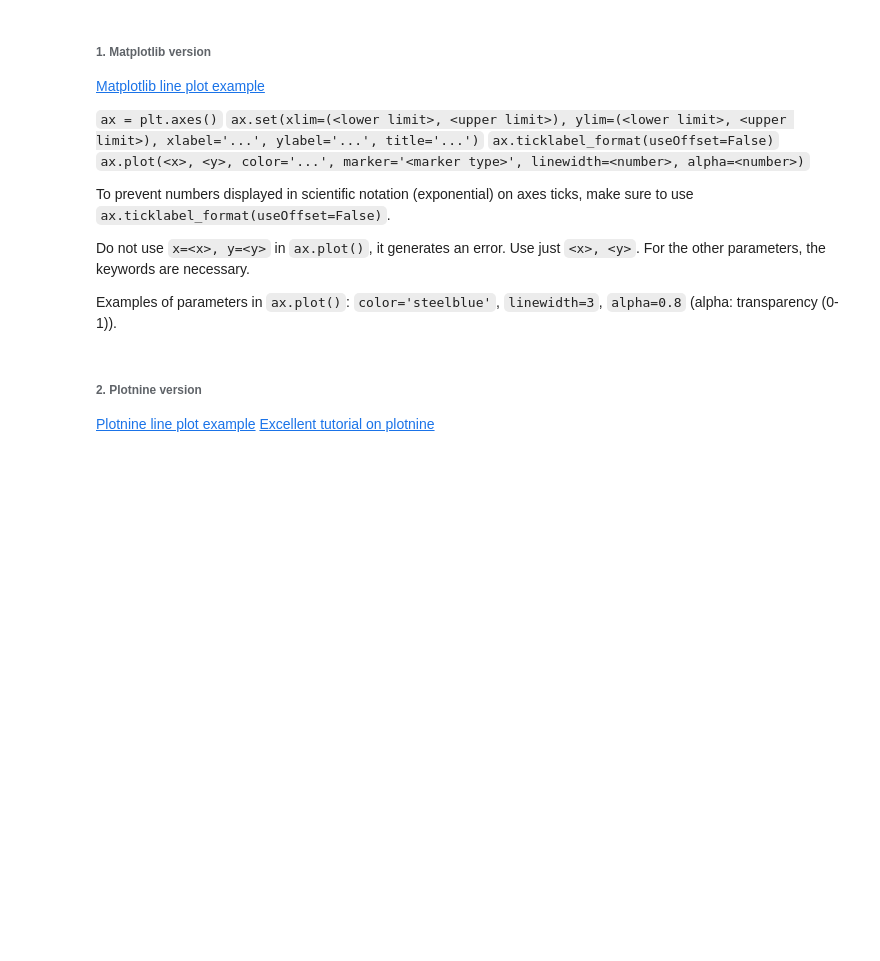
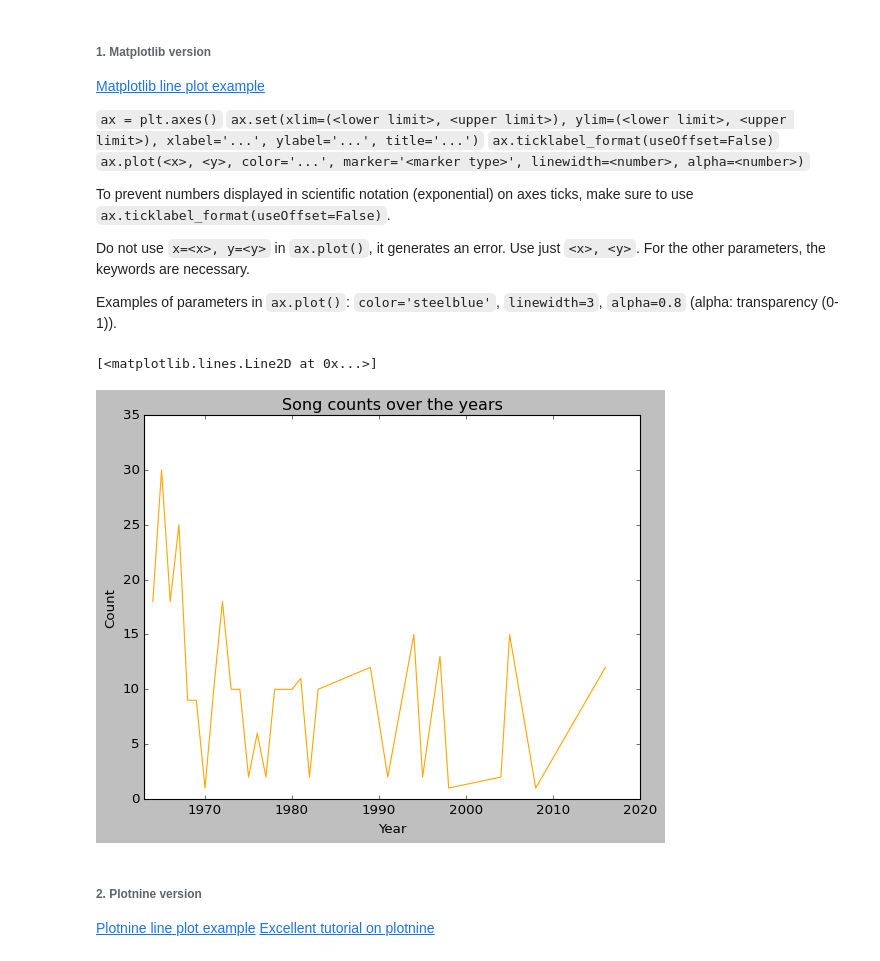
Before and after one commit to programiranje3/2023, a Jupyter notebook: notebooks/eda.ipynb, the cells around one changed output. Cells and saved outputs as stored; diff of their text form; code cells hidden in the pictures; blank space fills up the shorter version.

Commit message:
Visualization

```diff
--- a/notebooks/eda.ipynb
+++ b/notebooks/eda.ipynb
@@ -684,3 +684,5 @@ How many songs from each year are there? (Use the `Year_released` column, rather
 # %%
 # Use <pd.df>['<column>'].value_counts(), <pd.df>['<column>'].value_counts()[<specific value> in <column>]
 # In this example, use the Year_released column, rather than Year_recorded
+songs = pd.read_csv('../data/stones_analysis.csv')
+songs.Year_released.value_counts()
@@ -688,3 +708,5 @@ How many songs from each year are there? (Use the `Year_released` column, rather
 Sort this result by index: `pd.Series.sort_index()` (there is also `pd.DataFrame.sort_index()`).
 # %%
 # Define val_counts_sorted_by_index
+val_counts_sorted_by_index = songs.Year_released.value_counts().sort_index()
+val_counts_sorted_by_index
@@ -692,3 +732,8 @@ Sort this result by index: `pd.Series.sort_index()` (there is also `pd.DataFrame
 Preparation for plotting (`counts` on y-axis, `year` on x-axis): get the `np.ndarray` version of `val_counts_sorted_by_index`, as well as of its index.
 
 One way of doing it is to use `np.array()` over `val_counts_sorted_by_index.index` and `val_counts_sorted_by_index.values`. However, the same effect is achieved using only `val_counts_sorted_by_index.index` and `val_counts_sorted_by_index.values` (their type is `np.ndarray`).
+# %%
+years = val_counts_sorted_by_index.index
+counts = val_counts_sorted_by_index.values
+years
+counts
@@ -708,6 +756,14 @@ To prevent numbers displayed in scientific notation (exponential) on axes ticks,
 Do not use `x=<x>, y=<y>` in `ax.plot()`, it generates an error. Use just `<x>, <y>`. For the other parameters, the keywords are necessary.
 
 Examples of parameters in `ax.plot()`: `color='steelblue'`, `linewidth=3`, `alpha=0.8` (alpha: transparency (0-1)).
+# %%
+ax = plt.axes()
+ax.set(xlabel='Year', ylabel='Count', xlim=(1963, 2020), ylim=(0, 35), title='Song counts over the years')
+ax.ticklabel_format(useOffset=False)
+ax.plot(years, counts, color='orange')
+# %% [output]
+[<matplotlib.lines.Line2D at 0x...>]
+[figure, added]
 # %% [markdown]
 ###### 2. Plotnine version
 [Plotnine line plot example](https://plotnine.readthedocs.io/en/stable/generated/plotnine.geoms.geom_line.html#plotnine.geoms.geom_line)
```
Also changed, not shown: parts of 33 cells of this notebook, 1 other file.
